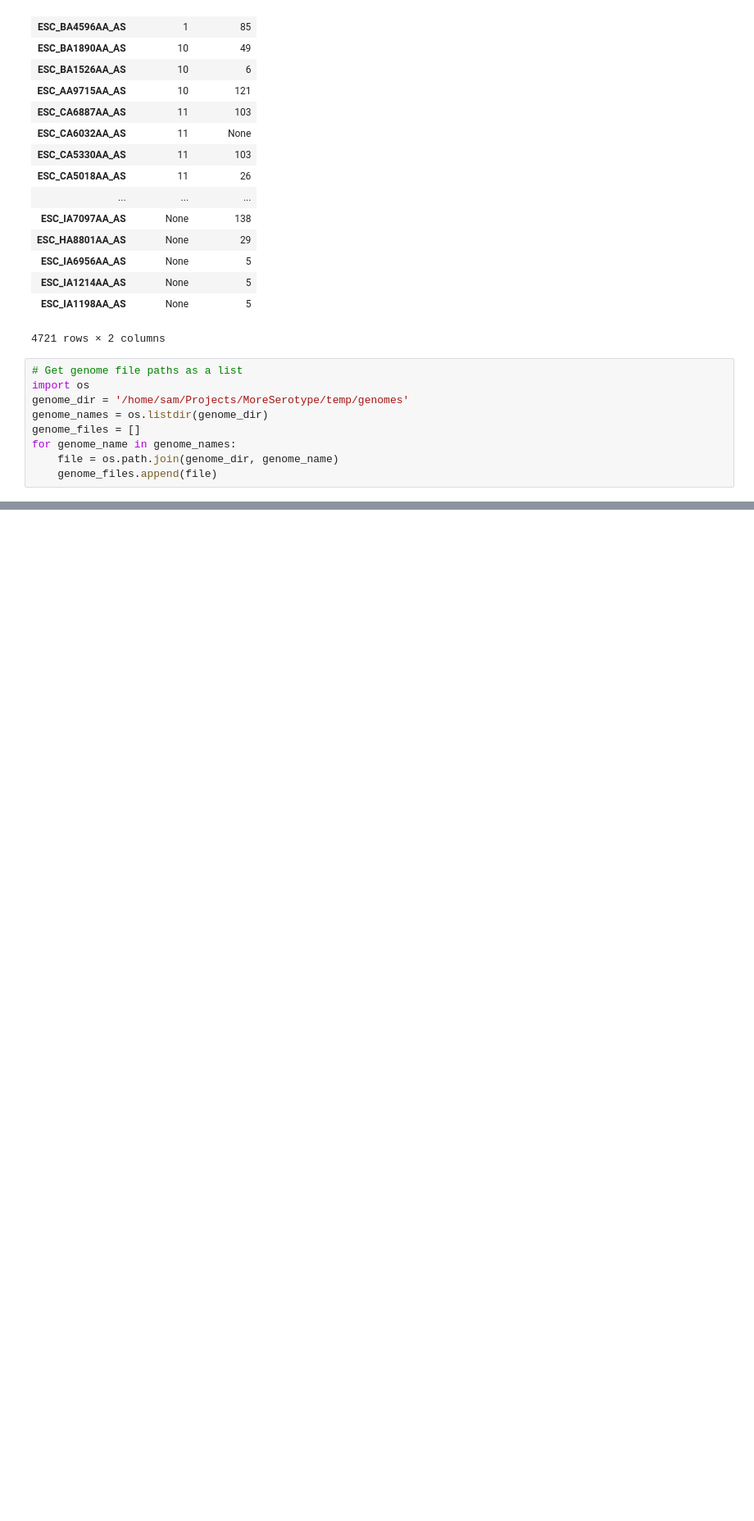
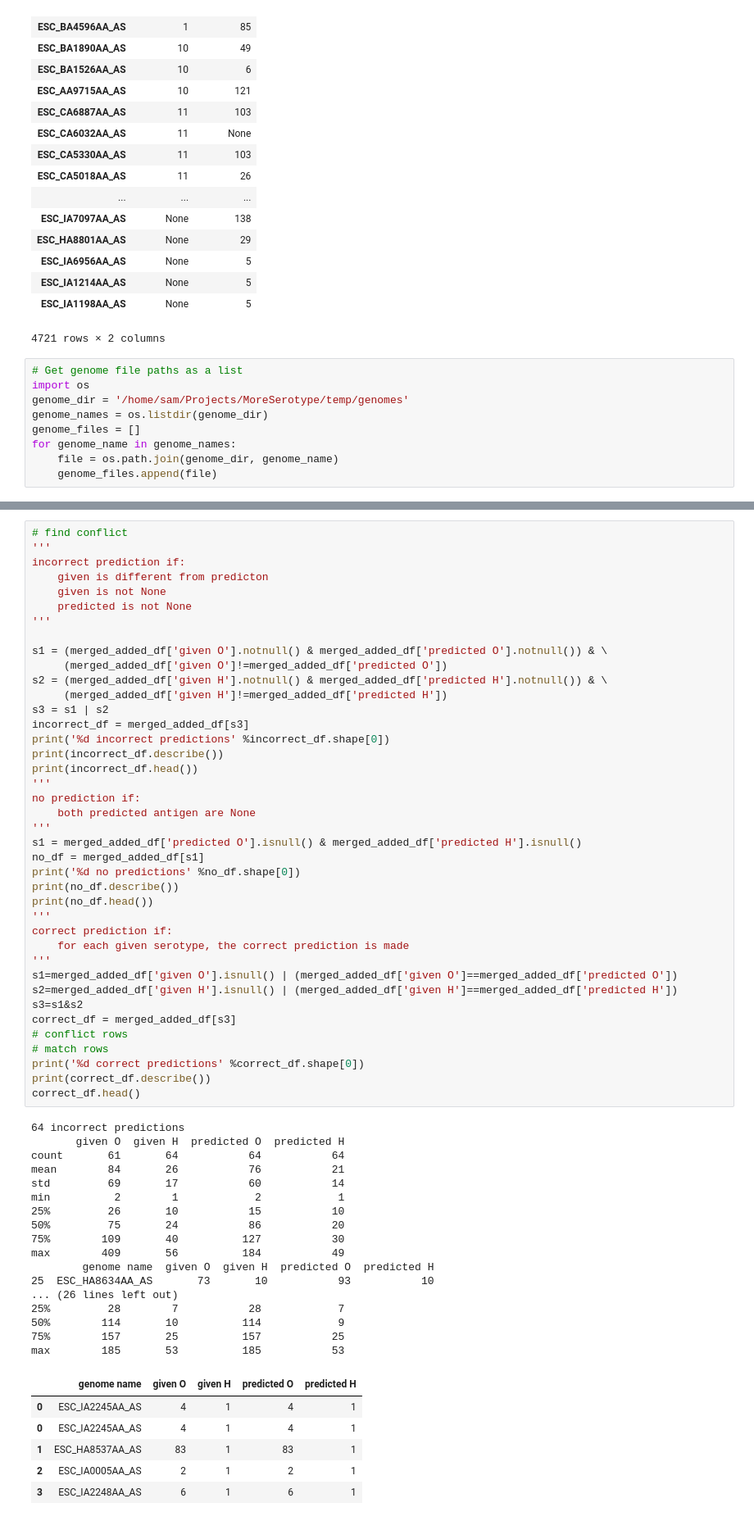
Before and after one commit to phac-nml/ecoli_serotyping, a Jupyter notebook: serotype_prediction.ipynb, the cells around one changed output, grey strips where cells are left out. Shown at 82% size. Saved outputs shown, nothing was run; the diff lists cells and outputs as text; blank space fills up the shorter version.

```diff
--- a/serotype_prediction.ipynb
+++ b/serotype_prediction.ipynb
@@ -185,0 +206,64 @@ correct_df
+# %%
+# find conflict
+'''
+incorrect prediction if:
+    given is different from predicton
+    given is not None
+    predicted is not None
+'''
+
+s1 = (merged_added_df['given O'].notnull() & merged_added_df['predicted O'].notnull()) & \
+     (merged_added_df['given O']!=merged_added_df['predicted O'])
+s2 = (merged_added_df['given H'].notnull() & merged_added_df['predicted H'].notnull()) & \
+     (merged_added_df['given H']!=merged_added_df['predicted H'])
+s3 = s1 | s2
+incorrect_df = merged_added_df[s3]
+print('%d incorrect predictions' %incorrect_df.shape[0])
+print(incorrect_df.describe())
+print(incorrect_df.head())
+'''
+no prediction if:
+    both predicted antigen are None
+'''
+s1 = merged_added_df['predicted O'].isnull() & merged_added_df['predicted H'].isnull()
+no_df = merged_added_df[s1]
+print('%d no predictions' %no_df.shape[0])
+print(no_df.describe())
+print(no_df.head())
+'''
+correct prediction if:
+    for each given serotype, the correct prediction is made
+'''
+s1=merged_added_df['given O'].isnull() | (merged_added_df['given O']==merged_added_df['predicted O'])
+s2=merged_added_df['given H'].isnull() | (merged_added_df['given H']==merged_added_df['predicted H'])
+s3=s1&s2
+correct_df = merged_added_df[s3]
+# conflict rows
+# match rows
+print('%d correct predictions' %correct_df.shape[0])
+print(correct_df.describe())
+correct_df.head()
+# %% [output]
+64 incorrect predictions
+       given O  given H  predicted O  predicted H
+count       61       64           64           64
+mean        84       26           76           21
+std         69       17           60           14
+min          2        1            2            1
+25%         26       10           15           10
+50%         75       24           86           20
+75%        109       40          127           30
+max        409       56          184           49
+        genome name  given O  given H  predicted O  predicted H
+25  ESC_HA8634AA_AS       73       10           93           10
+... (26 lines left out)
+25%         28        7           28            7
+50%        114       10          114            9
+75%        157       25          157           25
+max        185       53          185           53
+|  | genome name | given O | given H | predicted O | predicted H |
+| 0 | ESC_IA2245AA_AS | 4 | 1 | 4 | 1 |
+| 0 | ESC_IA2245AA_AS | 4 | 1 | 4 | 1 |
+| 1 | ESC_HA8537AA_AS | 83 | 1 | 83 | 1 |
+| 2 | ESC_IA0005AA_AS | 2 | 1 | 2 | 1 |
+| 3 | ESC_IA2248AA_AS | 6 | 1 | 6 | 1 |
```
Also changed, not shown: parts of 6 cells of this notebook, 16 other files.
